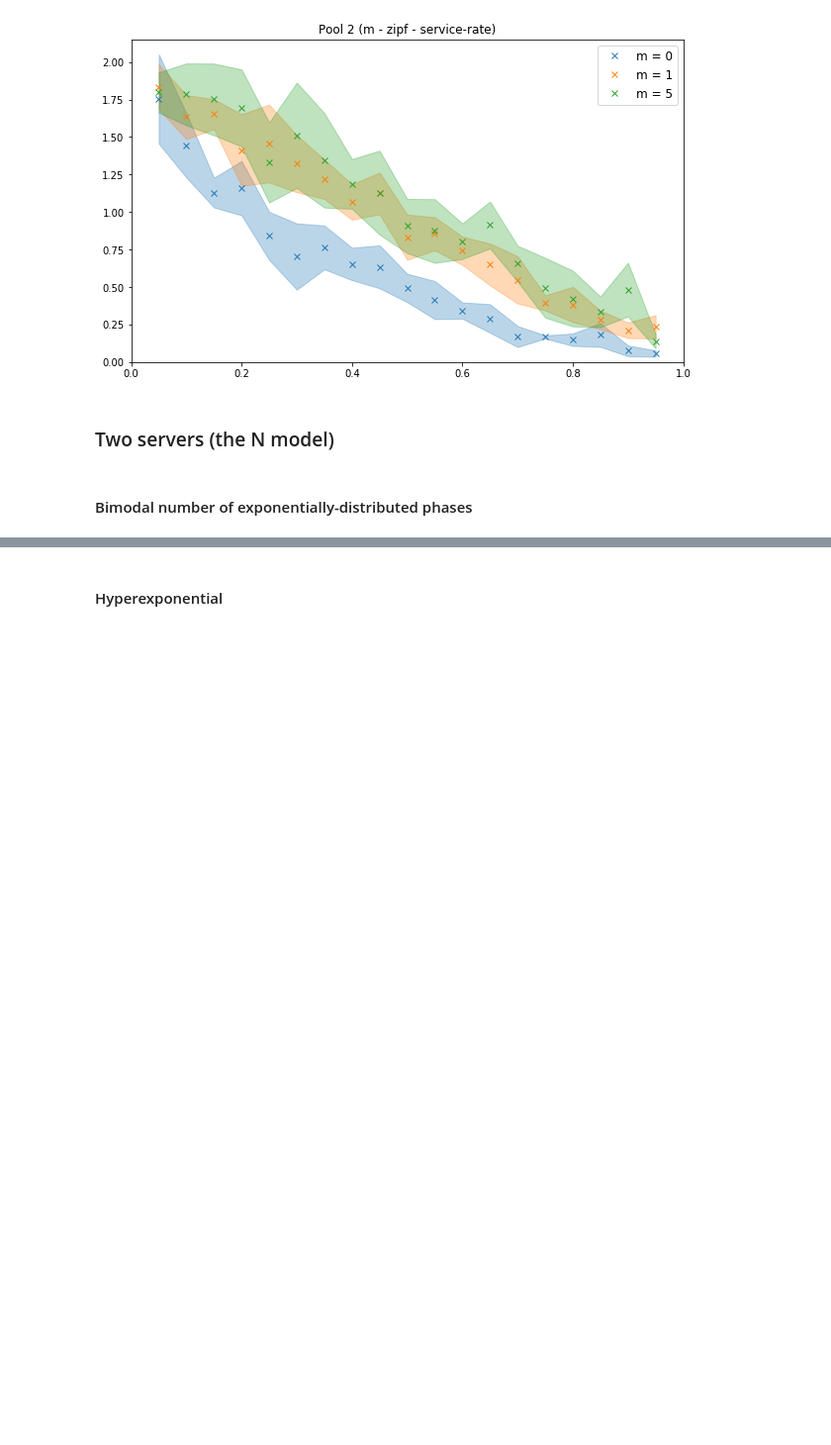
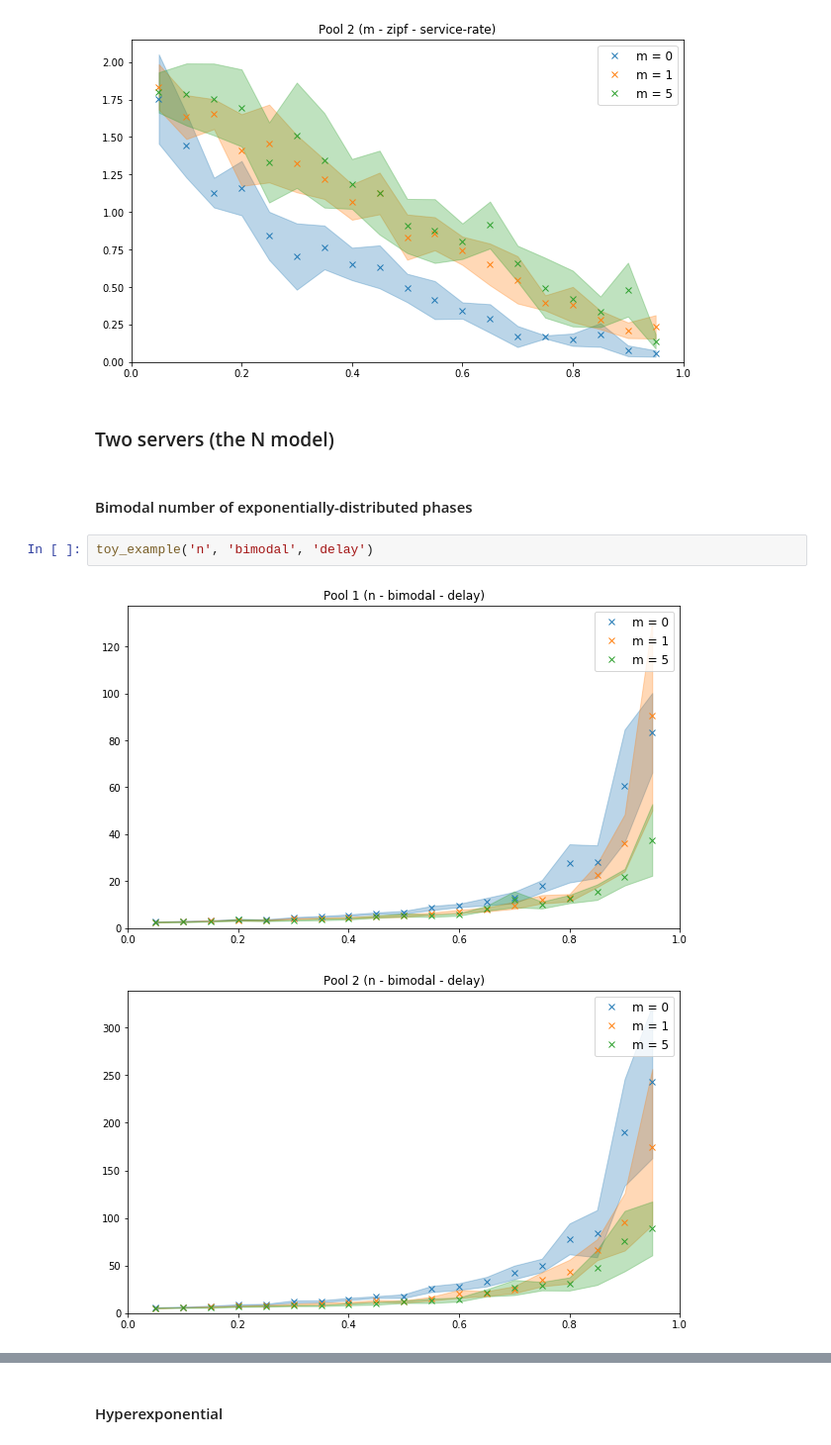
Before and after one commit to ccomte/phd-thesis, a Jupyter notebook: 7-job-scheduling/plot.ipynb, the cells around one changed output, grey strips where cells are left out. Shown at 99% size. Saved outputs shown, nothing was run; the diff lists cells and outputs as text; blank space fills up the shorter version.

```diff
--- a/7-job-scheduling/plot.ipynb
+++ b/7-job-scheduling/plot.ipynb
@@ -89,3 +89,8 @@ toy_example('m', 'zipf', 'service-rate')
 ### Two servers (the N model)
 # %% [markdown]
 #### Bimodal number of exponentially-distributed phases
+# %%
+toy_example('n', 'bimodal', 'delay')
+# %% [output]
+[figure, added]
+[figure, added]
```
Also changed, not shown: parts of 5 cells of this notebook, 8 other files.
